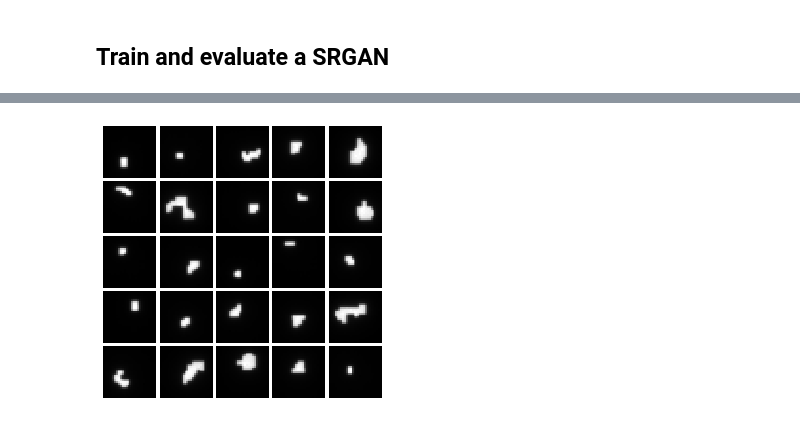
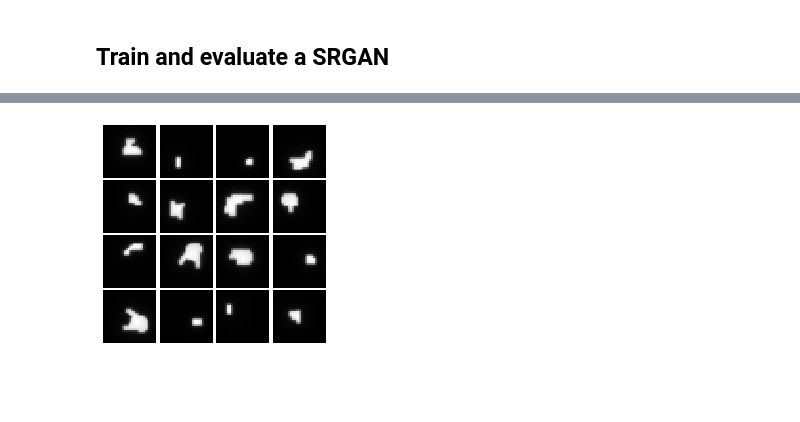
Before and after one commit to priyakasimbeg/cs231n, a Jupyter notebook: deployGAN.ipynb, the cells around one changed output, grey strips where cells are left out. Saved outputs shown, nothing was run; the diff lists cells and outputs as text; code cells hidden in the pictures; blank space fills up the shorter version.

```diff
--- a/deployGAN.ipynb
+++ b/deployGAN.ipynb
@@ -76,6 +69,14 @@ Epoch: 83, Iter: 250, D: 1.001, G:4e+03
+# %%
+#Load saved weights from trained model
+trained_gan = SRGAN(7)
+#Initialize model layers
+for x in PHANTOM(batch_size=100):
+    trained_gan.G(x)
+    break
+trained_gan.G.load_weights('generator_weights.h5')
 # %%
 for x in EPID(batch_size=100):
-    show_images(x[0:25])
+    show_images(x[-16:])
     break
 # %% [output]
-[figure, old version]
+[figure, new version]
```
Also changed, not shown: parts of 7 cells of this notebook, 1 other file.
